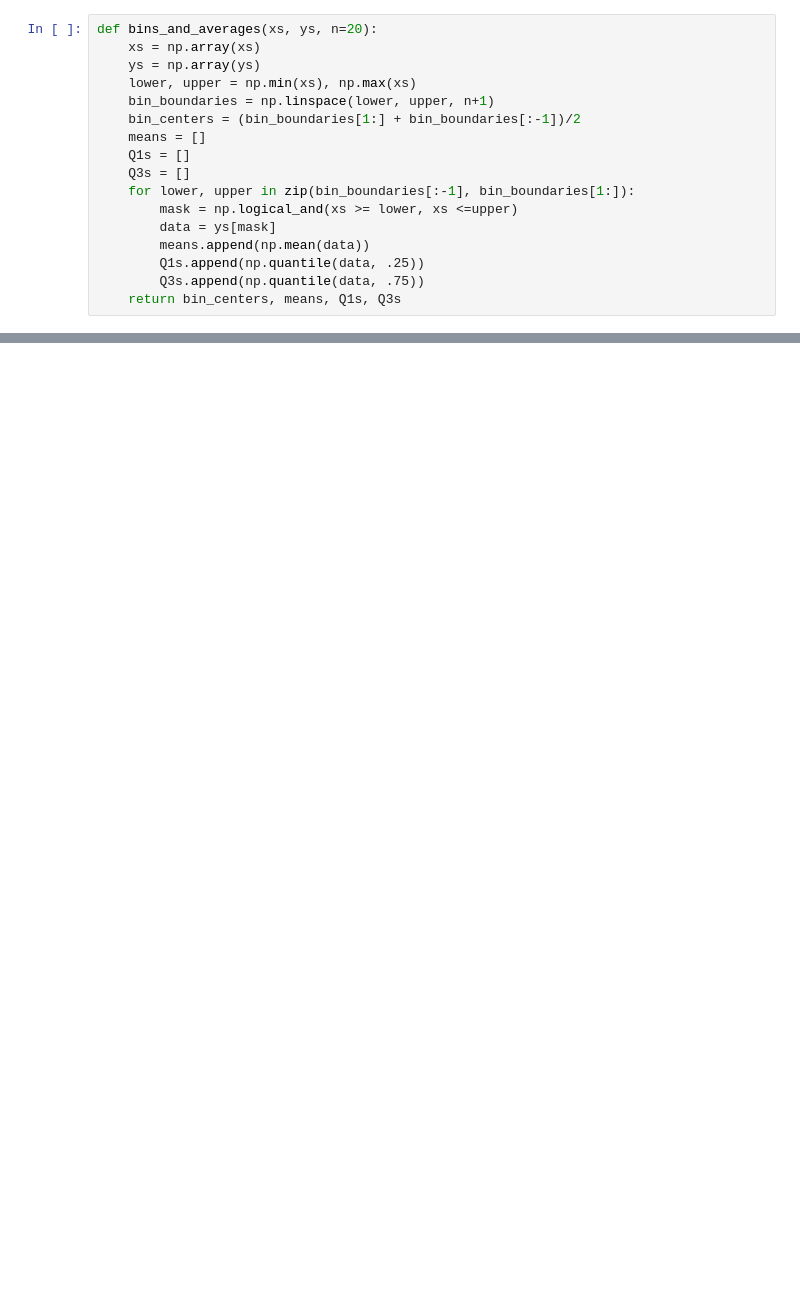
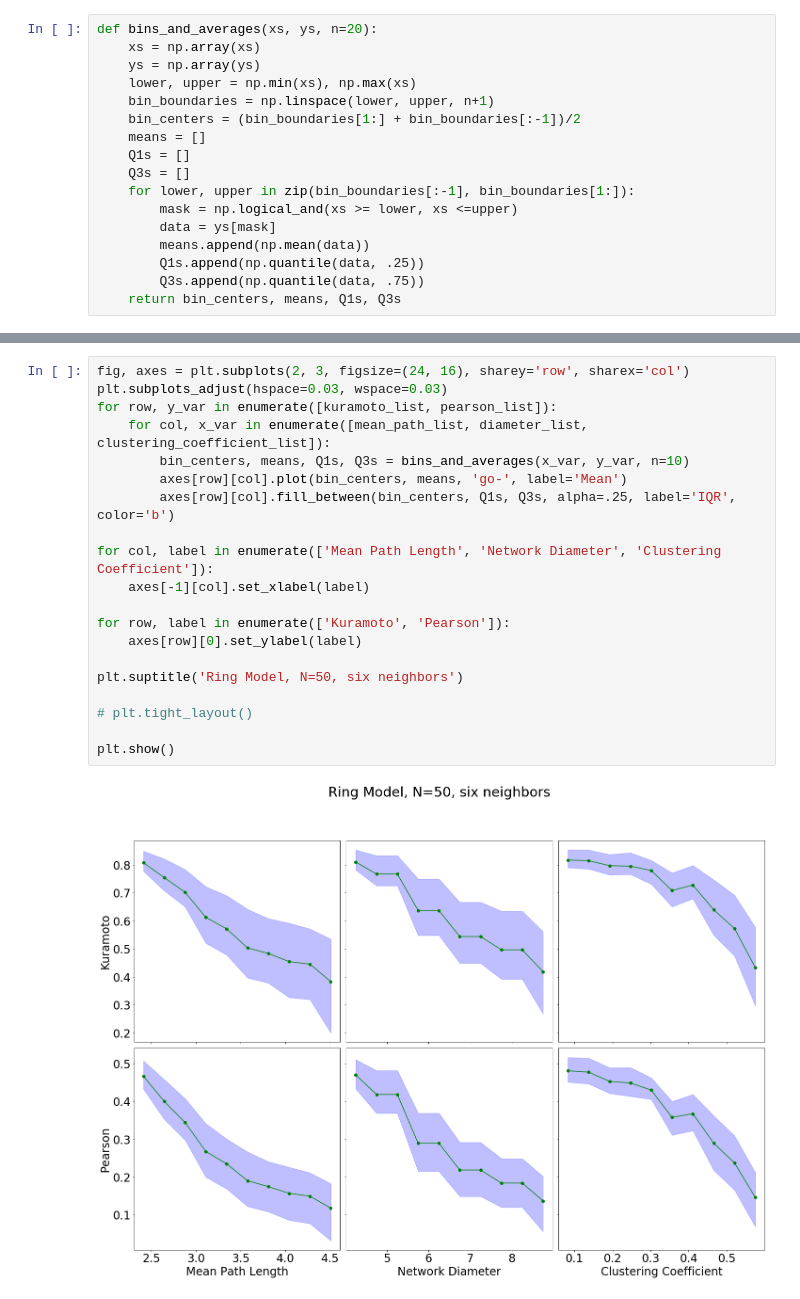
Before and after one commit to shawsa/CSCI_5352_Networks_Project, a Jupyter notebook: experiment02_ring_model.ipynb, the cells around one changed output, grey strips where cells are left out. Drawn from its saved outputs; the diff is of its cells as text; blank space fills up the shorter version.

```diff
--- a/experiment02_ring_model.ipynb
+++ b/experiment02_ring_model.ipynb
@@ -374,0 +423,22 @@ plt.show()
+# %%
+fig, axes = plt.subplots(2, 3, figsize=(24, 16), sharey='row', sharex='col')
+plt.subplots_adjust(hspace=0.03, wspace=0.03)
+for row, y_var in enumerate([kuramoto_list, pearson_list]):
+    for col, x_var in enumerate([mean_path_list, diameter_list, clustering_coefficient_list]):
+        bin_centers, means, Q1s, Q3s = bins_and_averages(x_var, y_var, n=10)
+        axes[row][col].plot(bin_centers, means, 'go-', label='Mean')
+        axes[row][col].fill_between(bin_centers, Q1s, Q3s, alpha=.25, label='IQR', color='b')
+
+for col, label in enumerate(['Mean Path Length', 'Network Diameter', 'Clustering Coefficient']):
+    axes[-1][col].set_xlabel(label)
+
+for row, label in enumerate(['Kuramoto', 'Pearson']):
+    axes[row][0].set_ylabel(label)
+
+plt.suptitle('Ring Model, N=50, six neighbors')
+
+# plt.tight_layout()
+
+plt.show()
+# %% [output]
+[figure, added]
```
Also changed, not shown: parts of 25 cells of this notebook, 4 other files.
